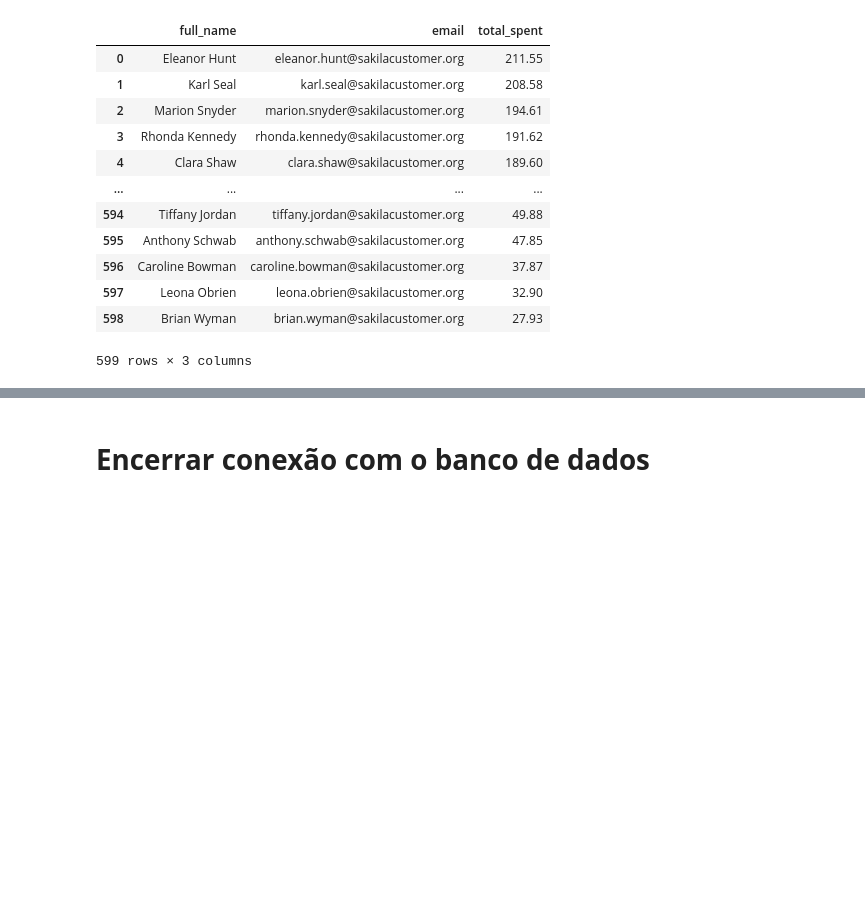
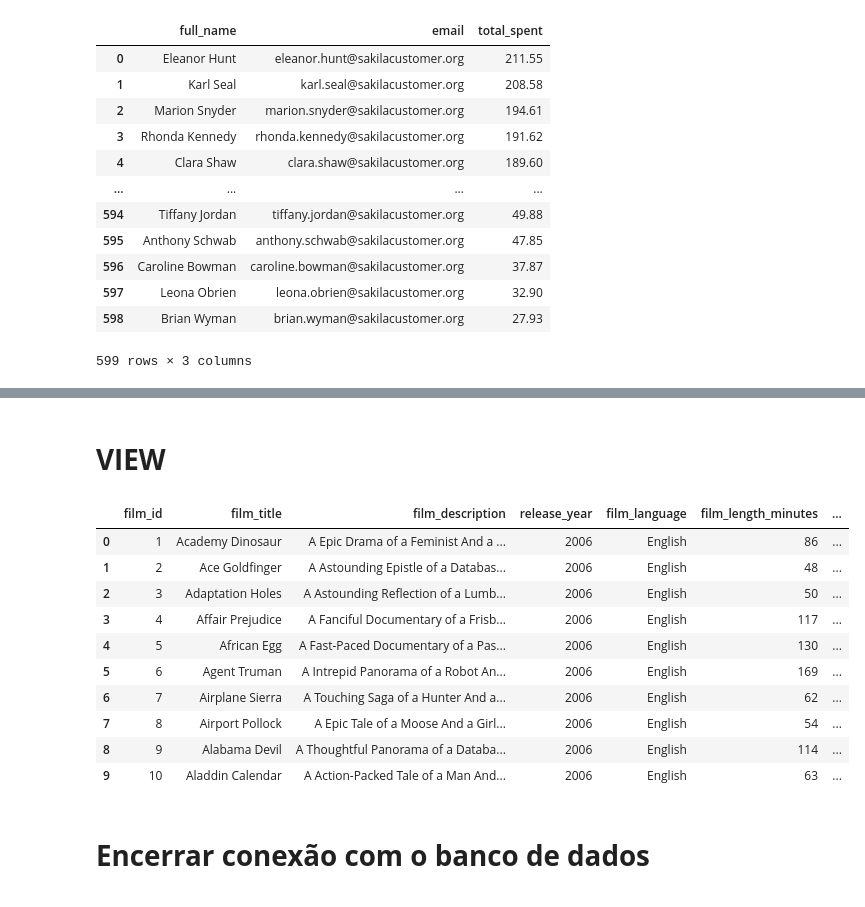
Before and after one commit to LRLeite/Data-Analytics, a Jupyter notebook: Explorando Dados com SQL/dvd_rental.ipynb, the cells around one changed output, grey strips where cells are left out. Saved outputs shown, nothing was run; the diff lists cells and outputs as text; code cells hidden in the pictures; blank space fills up the shorter version.

```diff
--- a/Explorando Dados com SQL/dvd_rental.ipynb
+++ b/Explorando Dados com SQL/dvd_rental.ipynb
@@ -664,3 +746,46 @@ display(df_23)
+# %% [markdown]
+# **VIEW**
+# %%
+#View que foi criada no Supabase (banco de dados Postgre)
+'''
+CREATE OR REPLACE VIEW filmes_detalhes_view AS
+SELECT
+    f.film_id,
+    f.title AS film_title,
+    f.description AS film_description,
+    f.release_year,
+    l.name AS film_language,
+    f.length AS film_length_minutes,
+    f.replacement_cost AS film_replacement_cost_usd,
+    f.rating AS film_rating_mpaa,
+    ca.name AS film_category_name
+FROM
+    film AS f
+INNER JOIN
+    language AS l ON f.language_id = l.language_id
+INNER JOIN
+    film_category AS fc ON f.film_id = fc.film_id
+INNER JOIN
+    category AS ca ON fc.category_id = ca.category_id;
+'''
+
+#Consultar view
+query_view = "SELECT * FROM filmes_detalhes_view LIMIT 10;"
+
+df_query_view = pd.read_sql_query(query_view, engine)
+display(df_query_view)
+# %% [output]
+|  | film_id | film_title | film_description | release_year | film_language | film_length_minutes | ... |
+| 0 | 1 | Academy Dinosaur | A Epic Drama of a Feminist And a ... | 2006 | English | 86 | ... |
+| 1 | 2 | Ace Goldfinger | A Astounding Epistle of a Databas... | 2006 | English | 48 | ... |
+| 2 | 3 | Adaptation Holes | A Astounding Reflection of a Lumb... | 2006 | English | 50 | ... |
+| 3 | 4 | Affair Prejudice | A Fanciful Documentary of a Frisb... | 2006 | English | 117 | ... |
+| 4 | 5 | African Egg | A Fast-Paced Documentary of a Pas... | 2006 | English | 130 | ... |
+| 5 | 6 | Agent Truman | A Intrepid Panorama of a Robot An... | 2006 | English | 169 | ... |
+| 6 | 7 | Airplane Sierra | A Touching Saga of a Hunter And a... | 2006 | English | 62 | ... |
+| 7 | 8 | Airport Pollock | A Epic Tale of a Moose And a Girl... | 2006 | English | 54 | ... |
+| 8 | 9 | Alabama Devil | A Thoughtful Panorama of a Databa... | 2006 | English | 114 | ... |
+| 9 | 10 | Aladdin Calendar | A Action-Packed Tale of a Man And... | 2006 | English | 63 | ... |
 # %% [markdown]
 **<h1>Encerrar conexão com o banco de dados</h1>**
 # %%
```
Also changed, not shown: parts of 21 cells of this notebook.
